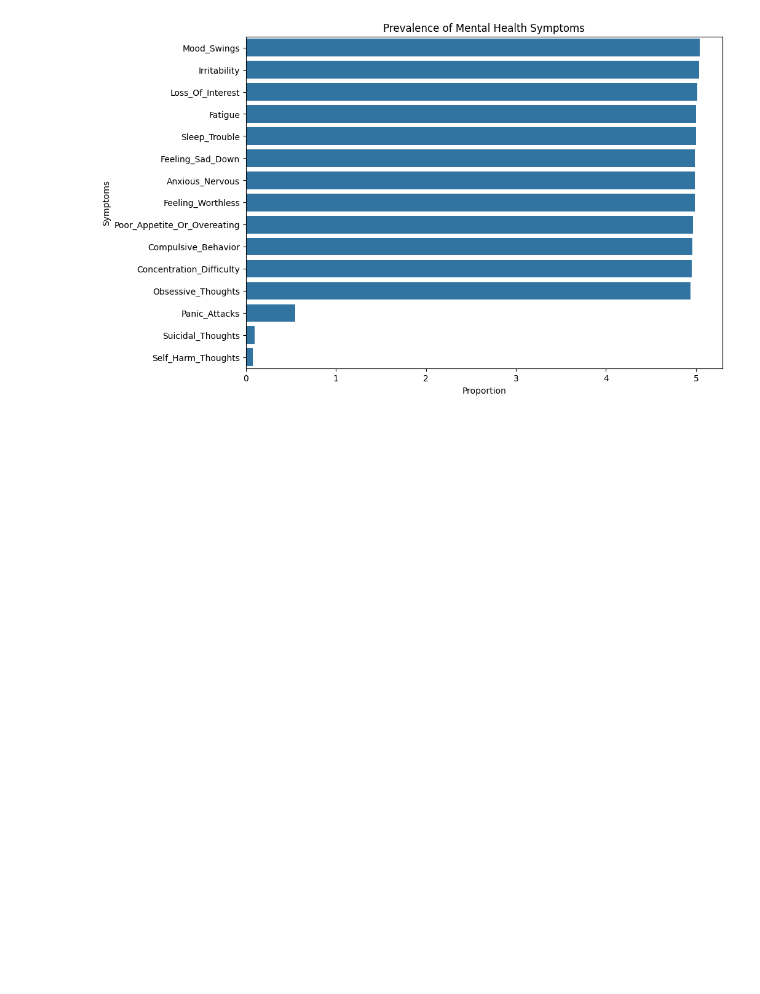
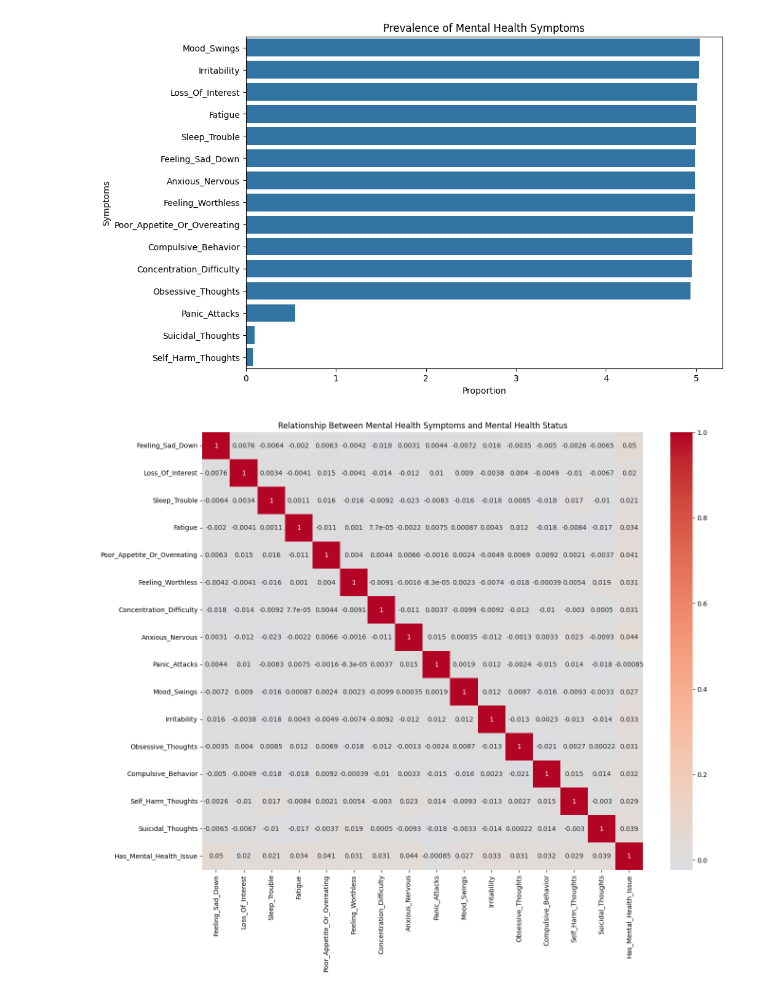
Before and after one commit to samifahim07/PsychWell-Predictive-Modeling, a Jupyter notebook: mental_health.ipynb, the cells around one changed output. Drawn from its saved outputs; the diff is of its cells as text; code cells hidden in the pictures; blank space fills up the shorter version.

```diff
--- a/mental_health.ipynb
+++ b/mental_health.ipynb
@@ -363,3 +363,20 @@ plt.ylabel('Symptoms')
 plt.show()
 # %% [output]
 [figure]
+# %%
+symptom_target = df[symptom_cols + ['Has_Mental_Health_Issue']].corr()
+
+plt.figure(figsize=(15,12))
+
+sns.heatmap(
+    symptom_target,
+    annot=True,
+    cmap='coolwarm',
+    center=0
+)
+
+plt.title('Relationship Between Mental Health Symptoms and Mental Health Status')
+
+plt.show()
+# %% [output]
+[figure, added]
```
